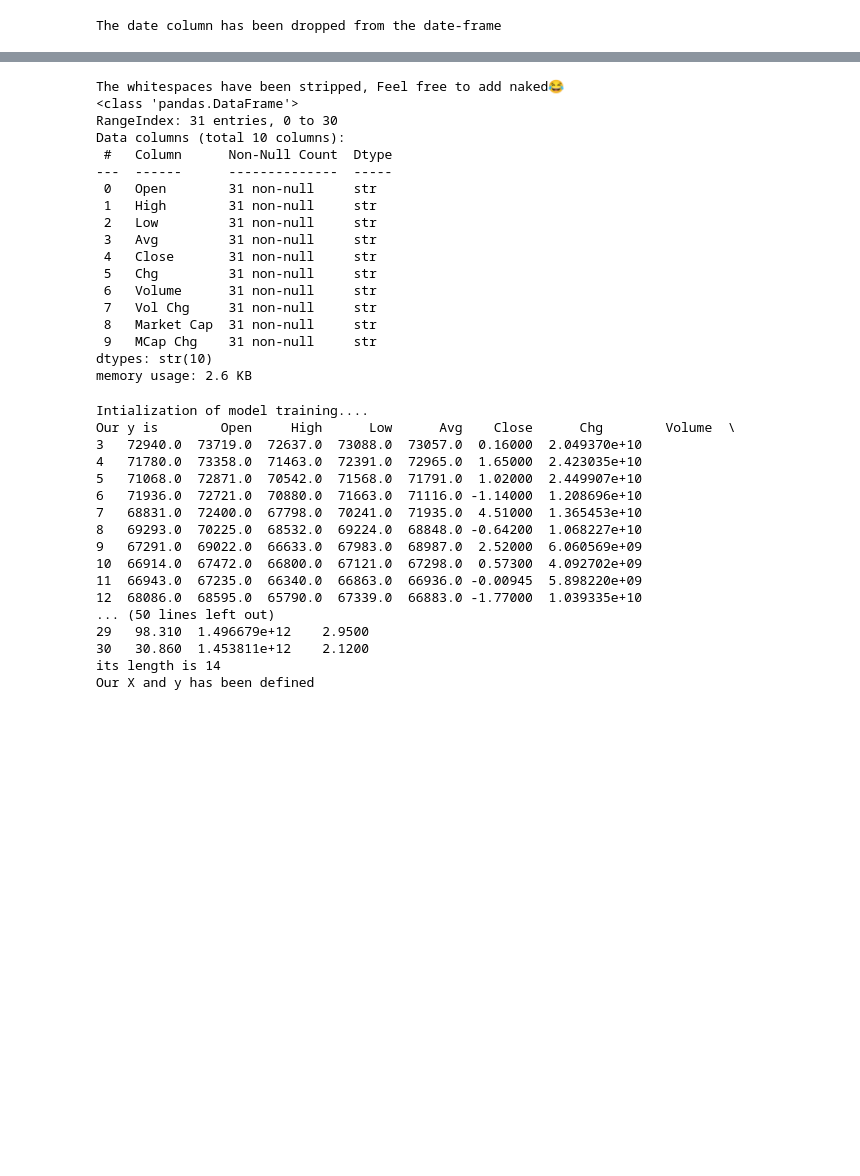
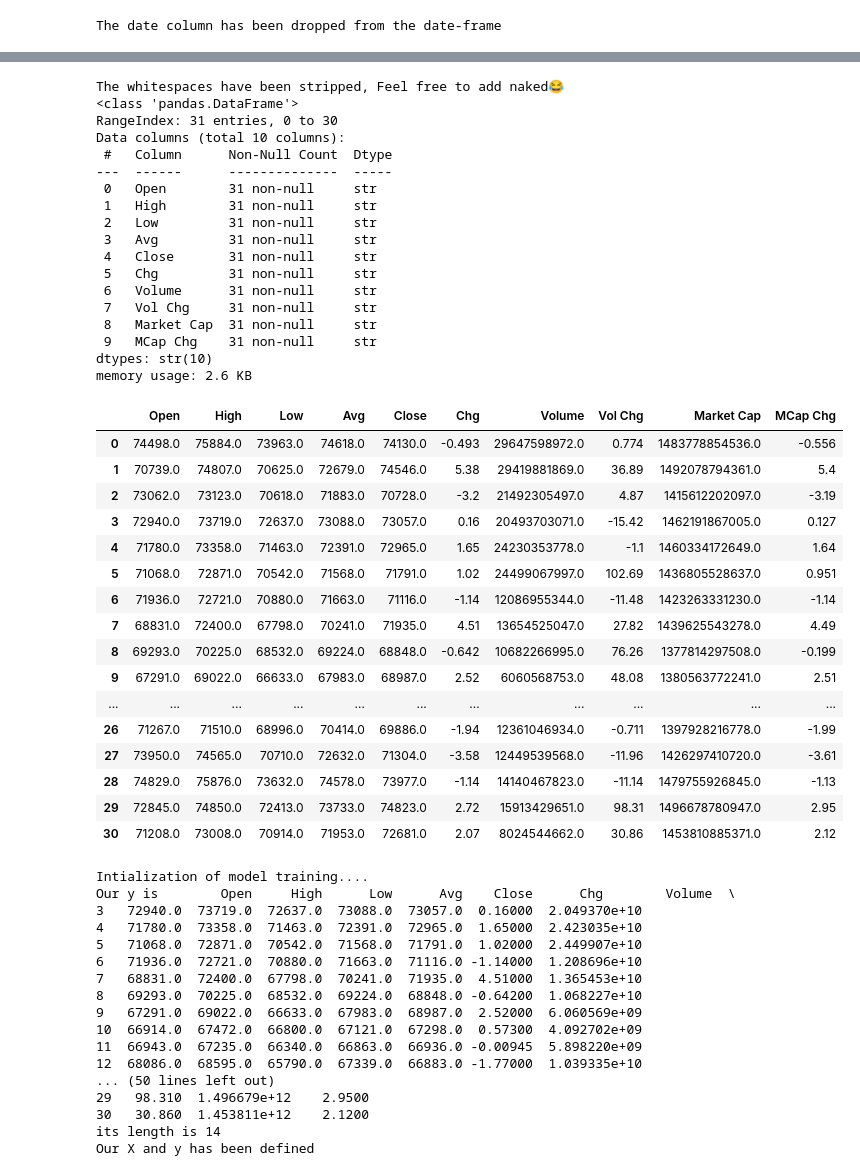
Before and after one commit to EddiePumpin/Group_Lima_BTC_Price_prediction, a Jupyter notebook: btc_price_prediction.ipynb, the cells around one changed output, grey strips where cells are left out. Saved outputs shown, nothing was run; the diff lists cells and outputs as text; code cells hidden in the pictures; blank space fills up the shorter version.

```diff
--- a/btc_price_prediction.ipynb
+++ b/btc_price_prediction.ipynb
@@ -94,34 +113,53 @@ $ and , has been removed
 #5. Removal of whitespaces.
 
 for col in df.columns:
     df[col] = df[col].astype(str).str.strip()
 
 print("The whitespaces have been stripped, Feel free to add naked😂")
 
 #6. Removal of last line from the data-frame because it contains incomplete data and we don't want it to corrupt our model during training
-
 df = df.iloc[0:31]
 
+
 df.info()
+
+df.head(50)
 # %% [output]
 The whitespaces have been stripped, Feel free to add naked😂
 <class 'pandas.DataFrame'>
 RangeIndex: 31 entries, 0 to 30
 Data columns (total 10 columns):
  #   Column      Non-Null Count  Dtype
 ---  ------      --------------  -----
  0   Open        31 non-null     str
  1   High        31 non-null     str
  2   Low         31 non-null     str
  3   Avg         31 non-null     str
  4   Close       31 non-null     str
  5   Chg         31 non-null     str
  6   Volume      31 non-null     str
  7   Vol Chg     31 non-null     str
  8   Market Cap  31 non-null     str
  9   MCap Chg    31 non-null     str
 dtypes: str(10)
 memory usage: 2.6 KB
+|  | Open | High | Low | Avg | Close | Chg | Volume | Vol Chg | Market Cap | MCap Chg |
+| 0 | 74498.0 | 75884.0 | 73963.0 | 74618.0 | 74130.0 | -0.493 | 29647598972.0 | 0.774 | 1483778854536.0 | -0.556 |
+| 1 | 70739.0 | 74807.0 | 70625.0 | 72679.0 | 74546.0 | 5.38 | 29419881869.0 | 36.89 | 1492078794361.0 | 5.4 |
+| 2 | 73062.0 | 73123.0 | 70618.0 | 71883.0 | 70728.0 | -3.2 | 21492305497.0 | 4.87 | 1415612202097.0 | -3.19 |
+| 3 | 72940.0 | 73719.0 | 72637.0 | 73088.0 | 73057.0 | 0.16 | 20493703071.0 | -15.42 | 1462191867005.0 | 0.127 |
+| 4 | 71780.0 | 73358.0 | 71463.0 | 72391.0 | 72965.0 | 1.65 | 24230353778.0 | -1.1 | 1460334172649.0 | 1.64 |
+| 5 | 71068.0 | 72871.0 | 70542.0 | 71568.0 | 71791.0 | 1.02 | 24499067997.0 | 102.69 | 1436805528637.0 | 0.951 |
+| 6 | 71936.0 | 72721.0 | 70880.0 | 71663.0 | 71116.0 | -1.14 | 12086955344.0 | -11.48 | 1423263331230.0 | -1.14 |
+| 7 | 68831.0 | 72400.0 | 67798.0 | 70241.0 | 71935.0 | 4.51 | 13654525047.0 | 27.82 | 1439625543278.0 | 4.49 |
+| 8 | 69293.0 | 70225.0 | 68532.0 | 69224.0 | 68848.0 | -0.642 | 10682266995.0 | 76.26 | 1377814297508.0 | -0.199 |
+| 9 | 67291.0 | 69022.0 | 66633.0 | 67983.0 | 68987.0 | 2.52 | 6060568753.0 | 48.08 | 1380563772241.0 | 2.51 |
+| ... | ... | ... | ... | ... | ... | ... | ... | ... | ... | ... |
+| 26 | 71267.0 | 71510.0 | 68996.0 | 70414.0 | 69886.0 | -1.94 | 12361046934.0 | -0.711 | 1397928216778.0 | -1.99 |
+| 27 | 73950.0 | 74565.0 | 70710.0 | 72632.0 | 71304.0 | -3.58 | 12449539568.0 | -11.96 | 1426297410720.0 | -3.61 |
+| 28 | 74829.0 | 75876.0 | 73632.0 | 74578.0 | 73977.0 | -1.14 | 14140467823.0 | -11.14 | 1479755926845.0 | -1.13 |
+| 29 | 72845.0 | 74850.0 | 72413.0 | 73733.0 | 74823.0 | 2.72 | 15913429651.0 | 98.31 | 1496678780947.0 | 2.95 |
+| 30 | 71208.0 | 73008.0 | 70914.0 | 71953.0 | 72681.0 | 2.07 | 8024544662.0 | 30.86 | 1453810885371.0 | 2.12 |
 # %%
 #6. Initialization of model training
 
```
Also changed, not shown: parts of 3 cells of this notebook.
